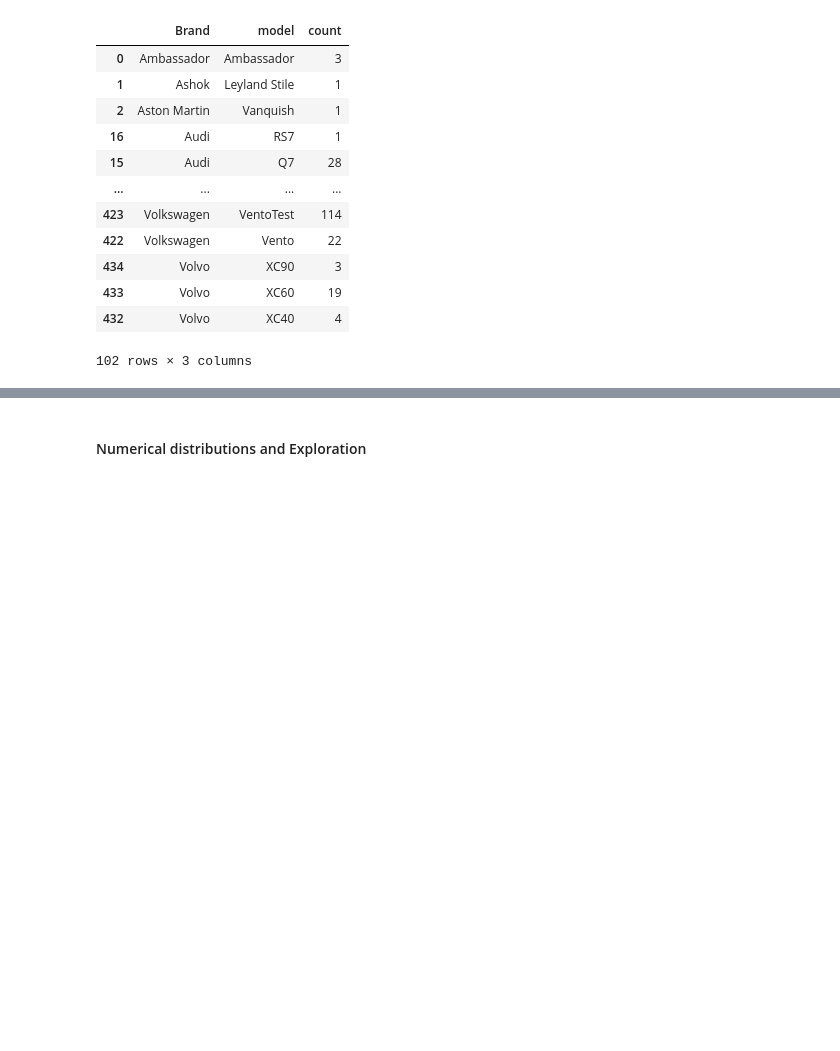
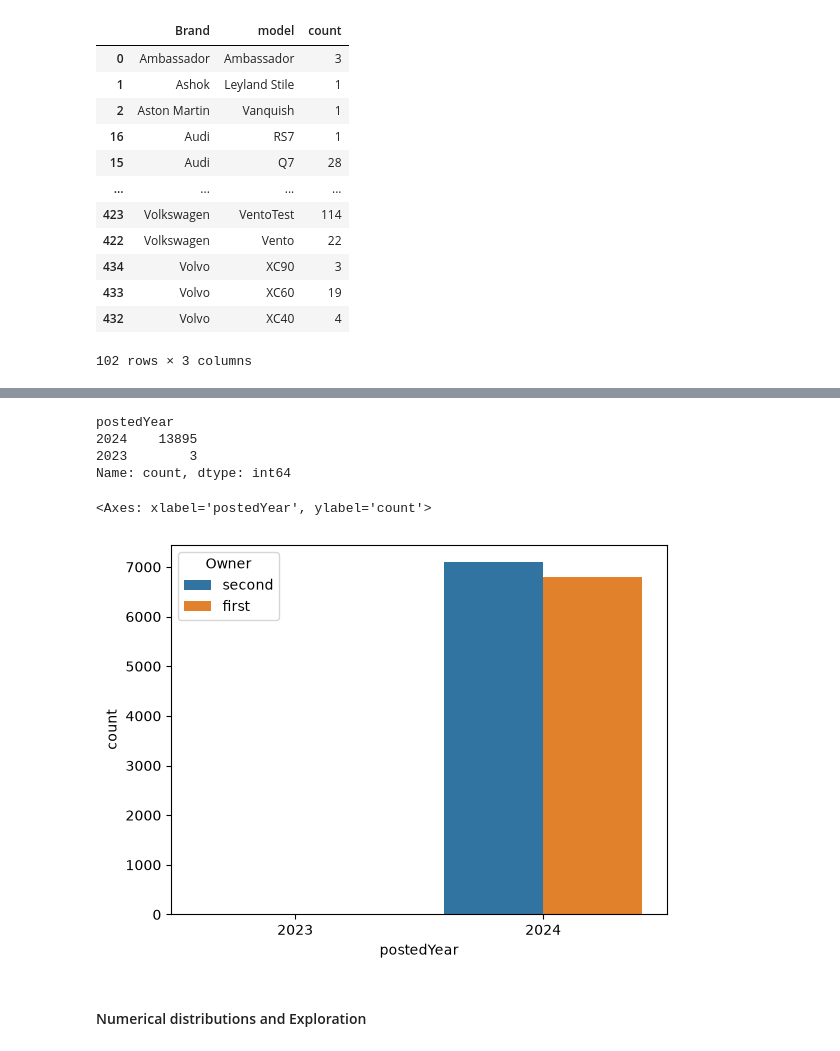
Before and after one commit to abdo1rahman/DEPI_grad_project, a Jupyter notebook: mini_project/used_cars/notebooks/EDA.ipynb, the cells around one changed output, grey strips where cells are left out. Saved outputs shown, nothing was run; the diff lists cells and outputs as text; code cells hidden in the pictures; blank space fills up the shorter version.

```diff
--- a/mini_project/used_cars/notebooks/EDA.ipynb
+++ b/mini_project/used_cars/notebooks/EDA.ipynb
@@ -547,2 +602,15 @@ used_cars_df
+# %%
+used_cars_df['postedYear'].value_counts()
+# %% [output]
+postedYear
+2024    13895
+2023        3
+Name: count, dtype: int64
+# %%
+plt.Figure(figsize=(10,5))
+sns.countplot(data=used_cars_df, x='postedYear', hue='Owner')
+# %% [output]
+<Axes: xlabel='postedYear', ylabel='count'>
+[figure, added]
 # %% [markdown]
 #### Numerical distributions and Exploration
```
Also changed, not shown: parts of 16 cells of this notebook, 1 other file.
